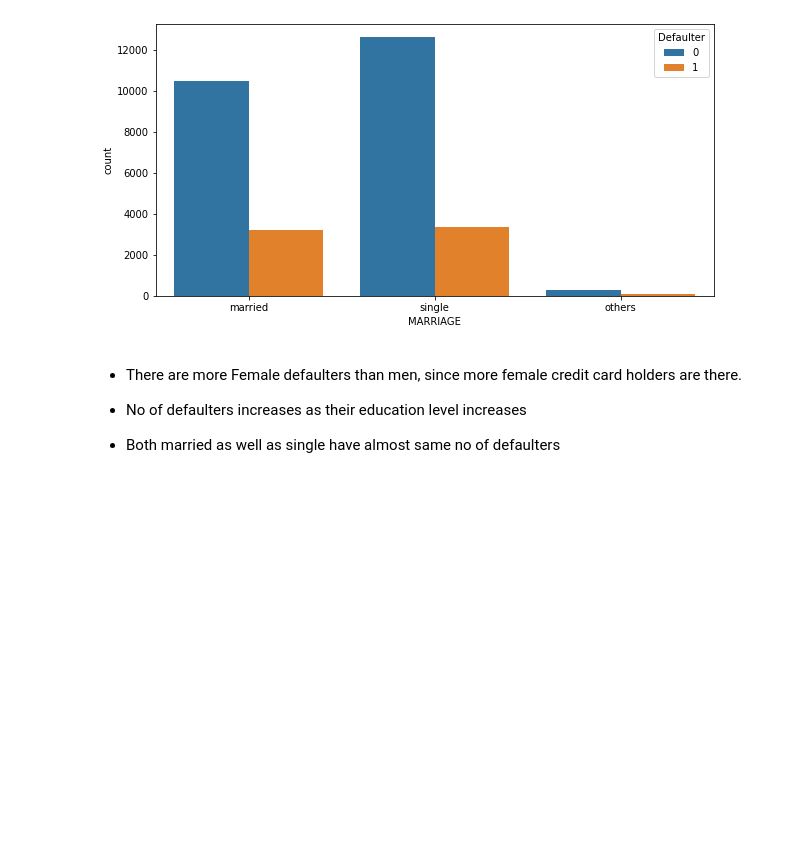
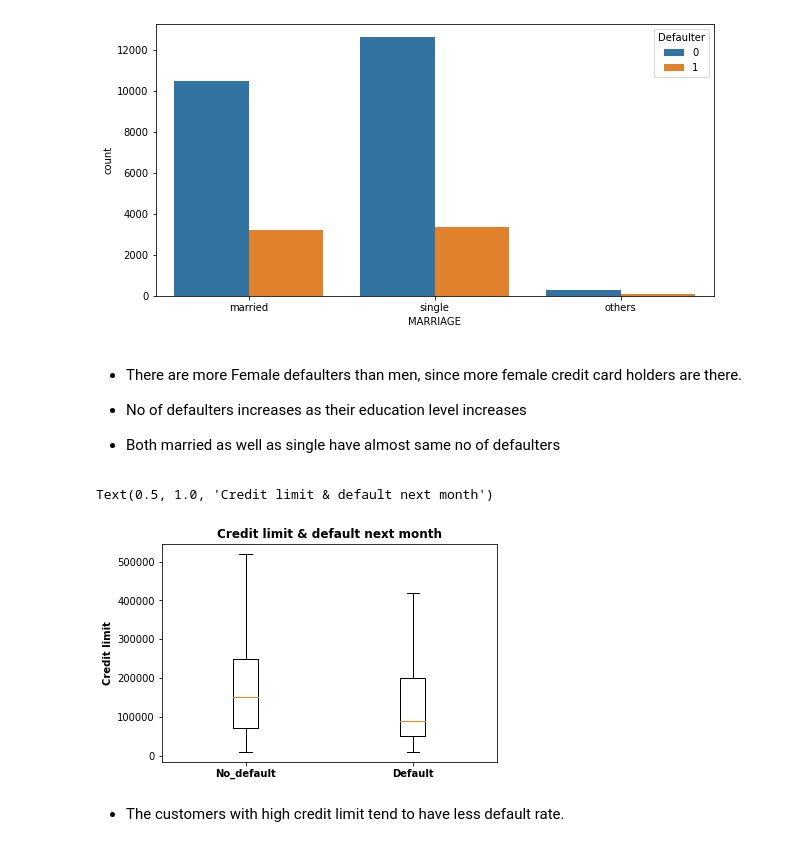
Before and after one commit to Aehteshaam-Shaikh/Credit-Card-Default-Prediction, a Jupyter notebook: Credit_Card_Default_Prediction_Capstone_Project.ipynb, the cells around one changed output. Cells and saved outputs as stored; diff of their text form; code cells hidden in the pictures; blank space fills up the shorter version.

```diff
--- a/Credit_Card_Default_Prediction_Capstone_Project.ipynb
+++ b/Credit_Card_Default_Prediction_Capstone_Project.ipynb
@@ -204,3 +204,20 @@ for col in ['SEX', 'EDUCATION', 'MARRIAGE']:
 * No of defaulters increases as their education level increases
 
 * Both married as well as single have almost same no of defaulters
+# %%
+#separting people who has defaulted and Not defaulted
+defaulted = df.loc[df['IsDefaulter'] == 0,'LIMIT_BAL']
+not_defaulted = df.loc[df['IsDefaulter'] == 1,'LIMIT_BAL']
+
+#Plotting data using Boxplot
+fig, ax = plt.subplots()
+ax.boxplot([defaulted, not_defaulted], showfliers=False)
+
+ax.set_xticklabels(['No_default',"Default"],fontweight ='bold')
+ax.set_ylabel('Credit limit',fontweight ='bold')
+ax.set_title('Credit limit & default next month',fontweight ='bold')
+# %% [output]
+Text(0.5, 1.0, 'Credit limit & default next month')
+[figure, added]
+# %% [markdown]
+* The customers with high credit limit tend to have less default rate.
```
Also changed, not shown: parts of 35 cells of this notebook.
